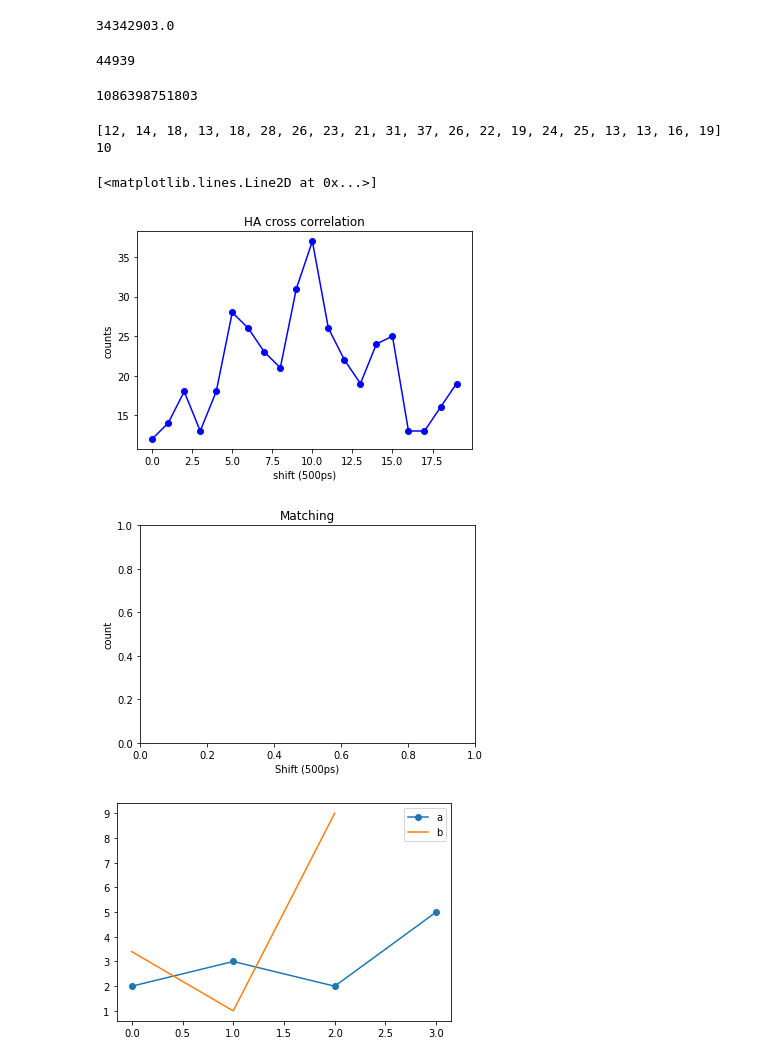
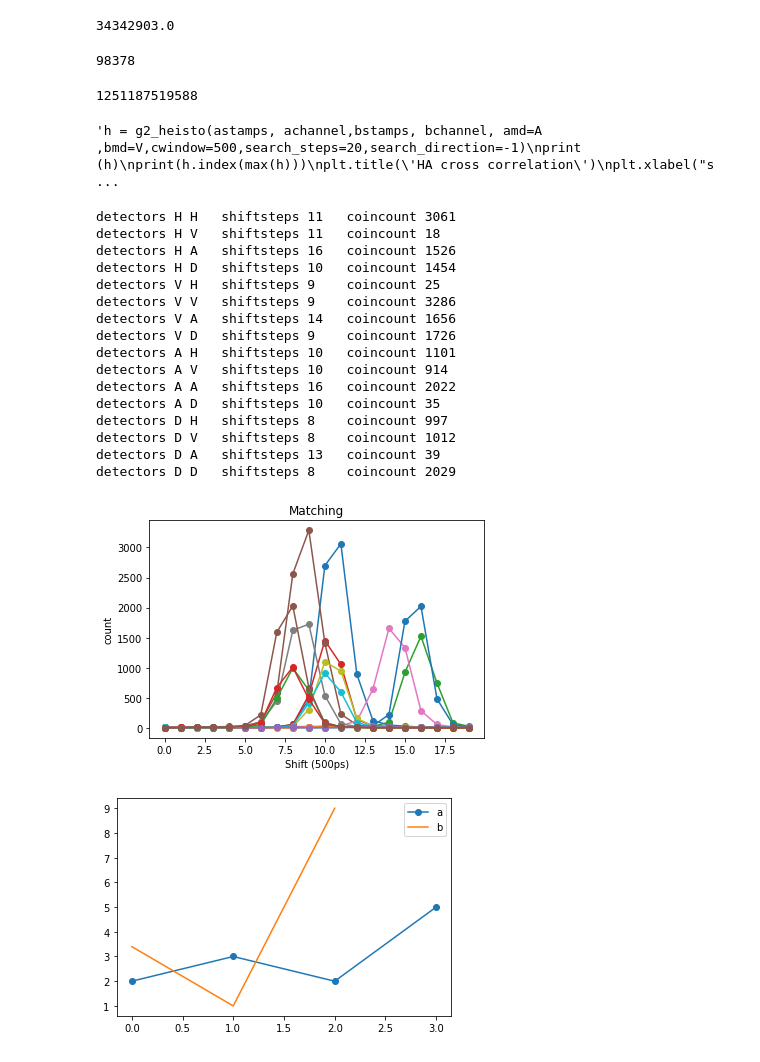
Before and after one commit to tanvirulz/qkd-table-top-v2, a Jupyter notebook: SwabianCoincidence.ipynb, the cells around one changed output. Drawn from its saved outputs; the diff is of its cells as text; code cells hidden in the pictures.

```diff
--- a/SwabianCoincidence.ipynb
+++ b/SwabianCoincidence.ipynb
@@ -14,9 +14,9 @@ A = 3
 D = 4
 # %%
 #folder = r'C:\Data\\'
-folder = "./swabian/20200714_Swabian_Timestamp/data_2"
+folder = "./swabian/20200728_newfiber_swab_diffpower"
 #file = '2.97mW_1.1.ttbin'
-file = "4_1uW0dB.1.ttbin"
+file = "3mW0dB.1.ttbin"
 filepath = folder + '/' + file
 
 #filepath = easygui.fileopenbox(default = folder)
@@ -30,7 +30,7 @@ def loadSwabianTimeStamps(fileIn, t = np.inf):
 
         while file_reader.hasData():
             #n_events = 100000; # Number of events to read at once
-            n_events = 100000; # Number of events to read at once
+            n_events = 200000; # Number of events to read at once
 
             # Read at most n_events.
             data = file_reader.getData(n_events);  # data is an instance of TimeTagStreamBuffer
@@ -67,11 +67,24 @@ for (s,c) in zip(stamps, channel):
         bstamps.append(s)
         nc = c-4
 
+        #28th and 29th July data
+        if (nc == D):
+            nc = H
+        elif (nc == H):
+            nc = A
+        elif (nc == A):
+            nc = V
+        elif (nc== V):
+            nc = D
 
+        '''
+        # 14 july data
         if (nc==3):
             nc = 4
         elif (nc == 4):
             nc = 3
+
+        '''
         bchannel.append(nc)
 # %%
 len(astamps)
@@ -176,43 +189,57 @@ def g2_heisto(at,ad,bt,bd,amd=H,bmd=H,cwindow=1000,search_steps=10,search_direct
 # %%
 len(astamps)
 # %% [output]
-44939
+98378
 # %%
 astamps[0]
 # %% [output]
-1086398751803
+1251187519588
 # %%
-h = g2_heisto(astamps, achannel,bstamps, bchannel, amd=H ,bmd=V,cwindow=500,search_steps=20,search_direction=-1)
+
+'''h = g2_heisto(astamps, achannel,bstamps, bchannel, amd=A ,bmd=V,cwindow=500,search_steps=20,search_direction=-1)
 print (h)
 print(h.index(max(h)))
 plt.title('HA cross correlation')
 plt.xlabel("shift (500ps)")
 plt.ylabel("counts")
-plt.plot(h,'-bo')
+plt.plot(h,'-bo')'''
 # %% [output]
-[12, 14, 18, 13, 18, 28, 26, 23, 21, 31, 37, 26, 22, 19, 24, 25, 13, 13, 16, 19]
-10
+'h = g2_heisto(astamps, achannel,bstamps, bchannel, amd=A ,bmd=V,cwindow=500,search_steps=20,search_direction=-1)\nprint (h)\nprint(h.index(max(h)))\nplt.title(\'HA cross correlation\')\nplt.xlabel("s ...
-[<matplotlib.lines.Line2D at 0x...>]
-[figure, removed]
 # %%
 detectors = ["_","H","V","A","D"]
 # %%
 for i in range (1,5):
     for j in range (1,5):
-        if(False):
+        if(True):
             h = g2_heisto(astamps, achannel,bstamps, bchannel, amd=i, bmd=j,cwindow=500,search_steps=20,search_direction=-1)
             print ("detectors", detectors[i],detectors[j],"\tshiftsteps",h.index(max(h)),"\tcoincount",max(h))
             #if (i==j)
             plt.plot(h, marker='o', label=detectors[i]+detectors[j])
 
 plt.title("Matching")
 plt.xlabel("Shift (500ps)")
 plt.ylabel("count")
 #plt.legend()
 plt.savefig("./plots/Matching.jpg")
 plt.show()
 # %% [output]
+detectors H H   shiftsteps 11   coincount 3061
+detectors H V   shiftsteps 11   coincount 18
+detectors H A   shiftsteps 16   coincount 1526
+detectors H D   shiftsteps 10   coincount 1454
+detectors V H   shiftsteps 9    coincount 25
+detectors V V   shiftsteps 9    coincount 3286
+detectors V A   shiftsteps 14   coincount 1656
+detectors V D   shiftsteps 9    coincount 1726
+detectors A H   shiftsteps 10   coincount 1101
+detectors A V   shiftsteps 10   coincount 914
+detectors A A   shiftsteps 16   coincount 2022
+detectors A D   shiftsteps 10   coincount 35
+detectors D H   shiftsteps 8    coincount 997
+detectors D V   shiftsteps 8    coincount 1012
+detectors D A   shiftsteps 13   coincount 39
+detectors D D   shiftsteps 8    coincount 2029
-[figure, old version]
+[figure, new version]
 # %%
 a = [2,3,2,5]
 b = [3.4,1,9]
```
Also changed, not shown: parts of 24 cells of this notebook, 6 other files.
